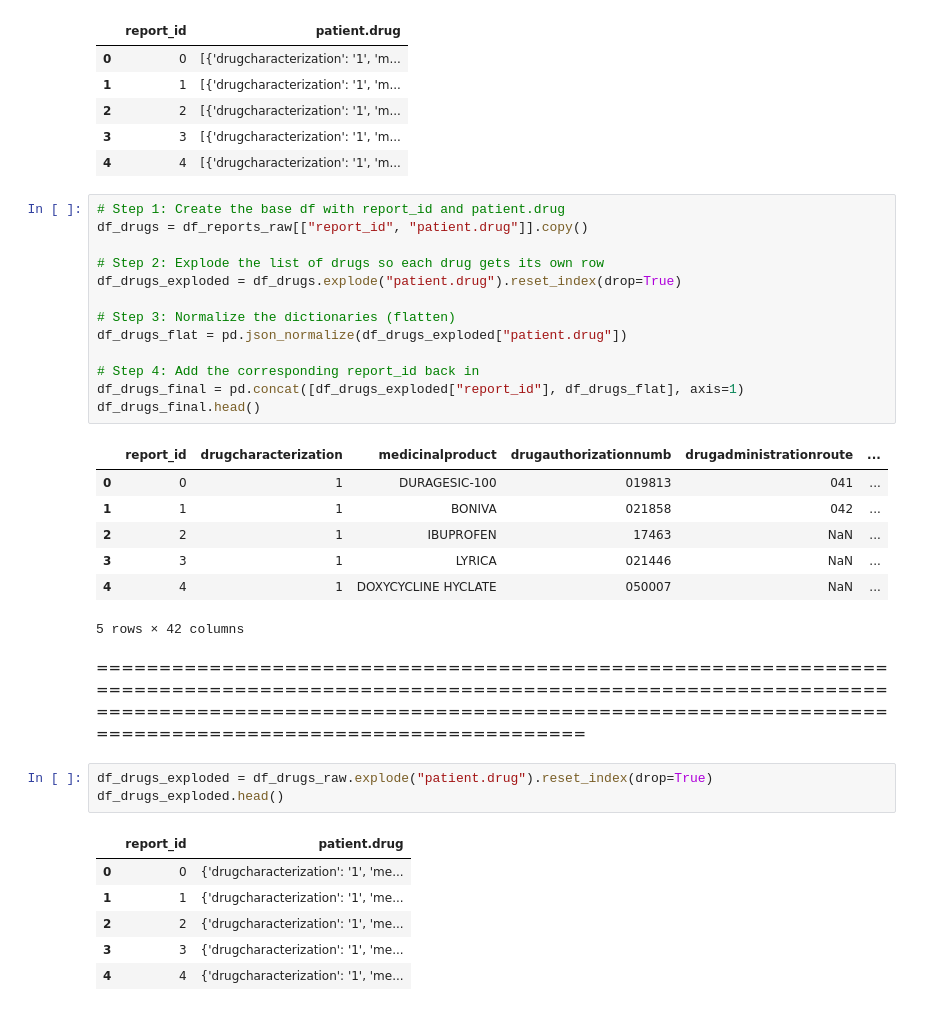
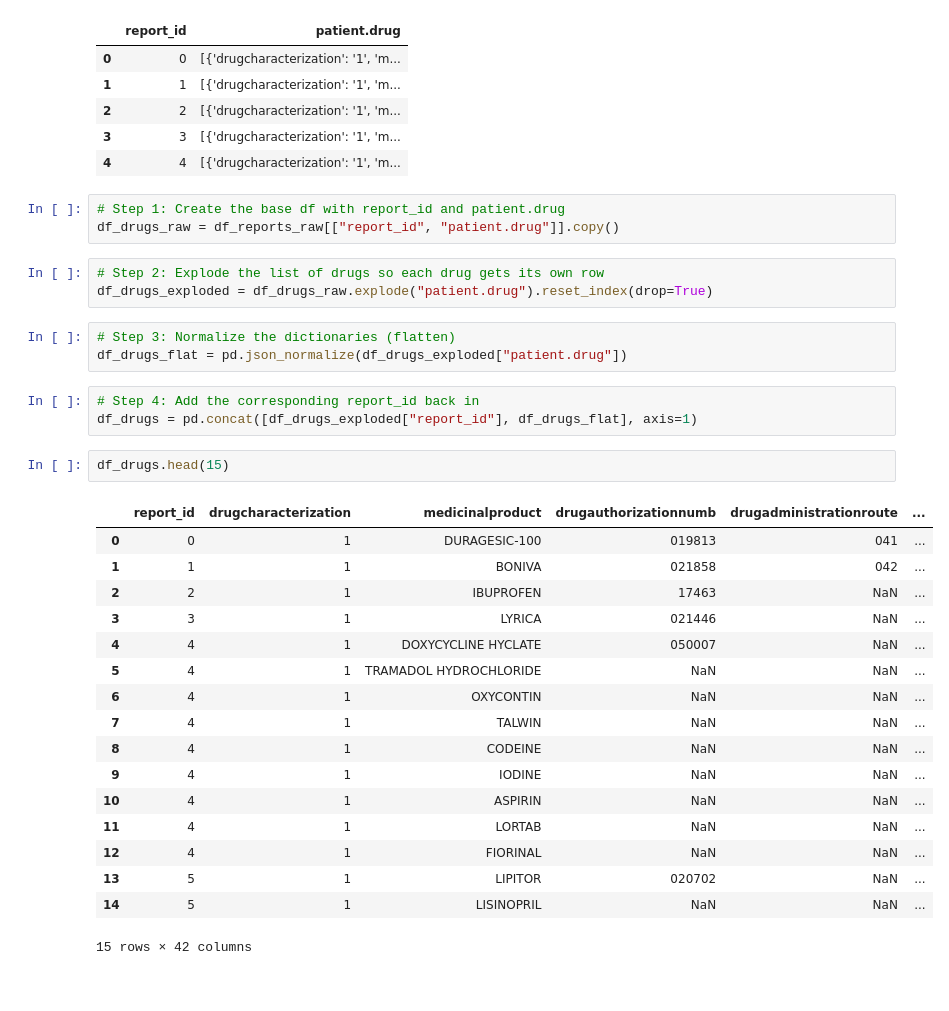
Before and after one commit to tungstennn/DrugSafe, a Jupyter notebook: EDA/explore_fda_data.ipynb, the cells around one changed output. Drawn from its saved outputs; the diff is of its cells as text.

```diff
--- a/EDA/explore_fda_data.ipynb
+++ b/EDA/explore_fda_data.ipynb
@@ -282,36 +282,35 @@ df_drugs_raw.head()
 | 2 | 2 | [{'drugcharacterization': '1', 'm... |
 | 3 | 3 | [{'drugcharacterization': '1', 'm... |
 | 4 | 4 | [{'drugcharacterization': '1', 'm... |
+# %%
+# Step 1: Create the base df with report_id and patient.drug
+df_drugs_raw = df_reports_raw[["report_id", "patient.drug"]].copy()
+# %%
+# Step 2: Explode the list of drugs so each drug gets its own row
+df_drugs_exploded = df_drugs_raw.explode("patient.drug").reset_index(drop=True)
+# %%
+# Step 3: Normalize the dictionaries (flatten)
+df_drugs_flat = pd.json_normalize(df_drugs_exploded["patient.drug"])
+# %%
+# Step 4: Add the corresponding report_id back in
+df_drugs = pd.concat([df_drugs_exploded["report_id"], df_drugs_flat], axis=1)
 # %%
-# Step 1: Create the base df with report_id and patient.drug
-df_drugs = df_reports_raw[["report_id", "patient.drug"]].copy()
-
-# Step 2: Explode the list of drugs so each drug gets its own row
-df_drugs_exploded = df_drugs.explode("patient.drug").reset_index(drop=True)
-
-# Step 3: Normalize the dictionaries (flatten)
-df_drugs_flat = pd.json_normalize(df_drugs_exploded["patient.drug"])
-
-# Step 4: Add the corresponding report_id back in
-df_drugs_final = pd.concat([df_drugs_exploded["report_id"], df_drugs_flat], axis=1)
-df_drugs_final.head()
+df_drugs.head(15)
 # %% [output]
 |  | report_id | drugcharacterization | medicinalproduct | drugauthorizationnumb | drugadministrationroute | ... |
 | 0 | 0 | 1 | DURAGESIC-100 | 019813 | 041 | ... |
 | 1 | 1 | 1 | BONIVA | 021858 | 042 | ... |
 | 2 | 2 | 1 | IBUPROFEN | 17463 | NaN | ... |
 | 3 | 3 | 1 | LYRICA | 021446 | NaN | ... |
 | 4 | 4 | 1 | DOXYCYCLINE HYCLATE | 050007 | NaN | ... |
+| 5 | 4 | 1 | TRAMADOL HYDROCHLORIDE | NaN | NaN | ... |
+| 6 | 4 | 1 | OXYCONTIN | NaN | NaN | ... |
+| 7 | 4 | 1 | TALWIN | NaN | NaN | ... |
+| 8 | 4 | 1 | CODEINE | NaN | NaN | ... |
+| 9 | 4 | 1 | IODINE | NaN | NaN | ... |
+| 10 | 4 | 1 | ASPIRIN | NaN | NaN | ... |
+| 11 | 4 | 1 | LORTAB | NaN | NaN | ... |
+| 12 | 4 | 1 | FIORINAL | NaN | NaN | ... |
+| 13 | 5 | 1 | LIPITOR | 020702 | NaN | ... |
+| 14 | 5 | 1 | LISINOPRIL | NaN | NaN | ... |
-5 rows × 42 columns
+15 rows × 42 columns
-# %% [markdown]
-====================================================================================================================================================================================================================================
-# %%
-df_drugs_exploded = df_drugs_raw.explode("patient.drug").reset_index(drop=True)
-df_drugs_exploded.head()
-# %% [output]
-|  | report_id | patient.drug |
-| 0 | 0 | {'drugcharacterization': '1', 'me... |
-| 1 | 1 | {'drugcharacterization': '1', 'me... |
-| 2 | 2 | {'drugcharacterization': '1', 'me... |
-| 3 | 3 | {'drugcharacterization': '1', 'me... |
-| 4 | 4 | {'drugcharacterization': '1', 'me... |
```
Also changed, not shown: parts of 3 cells of this notebook.
